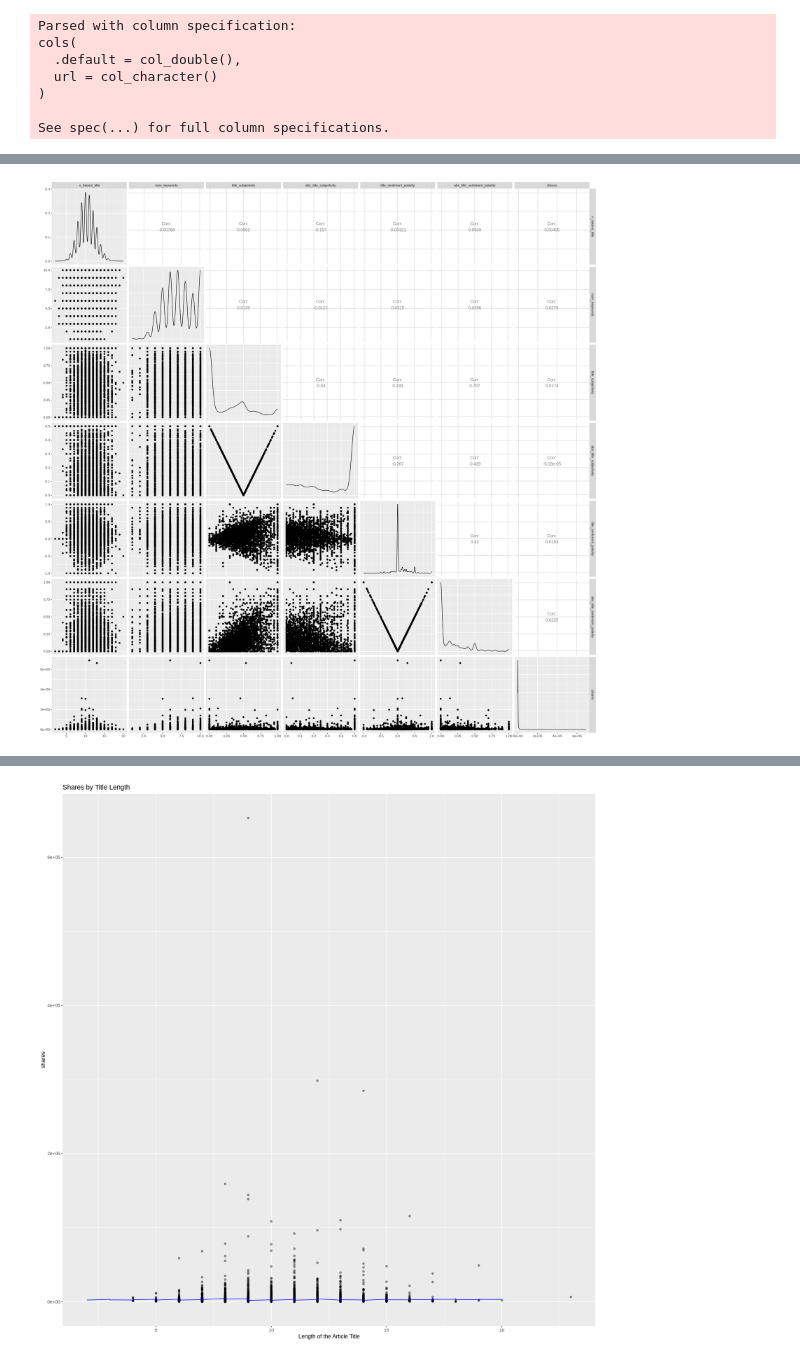
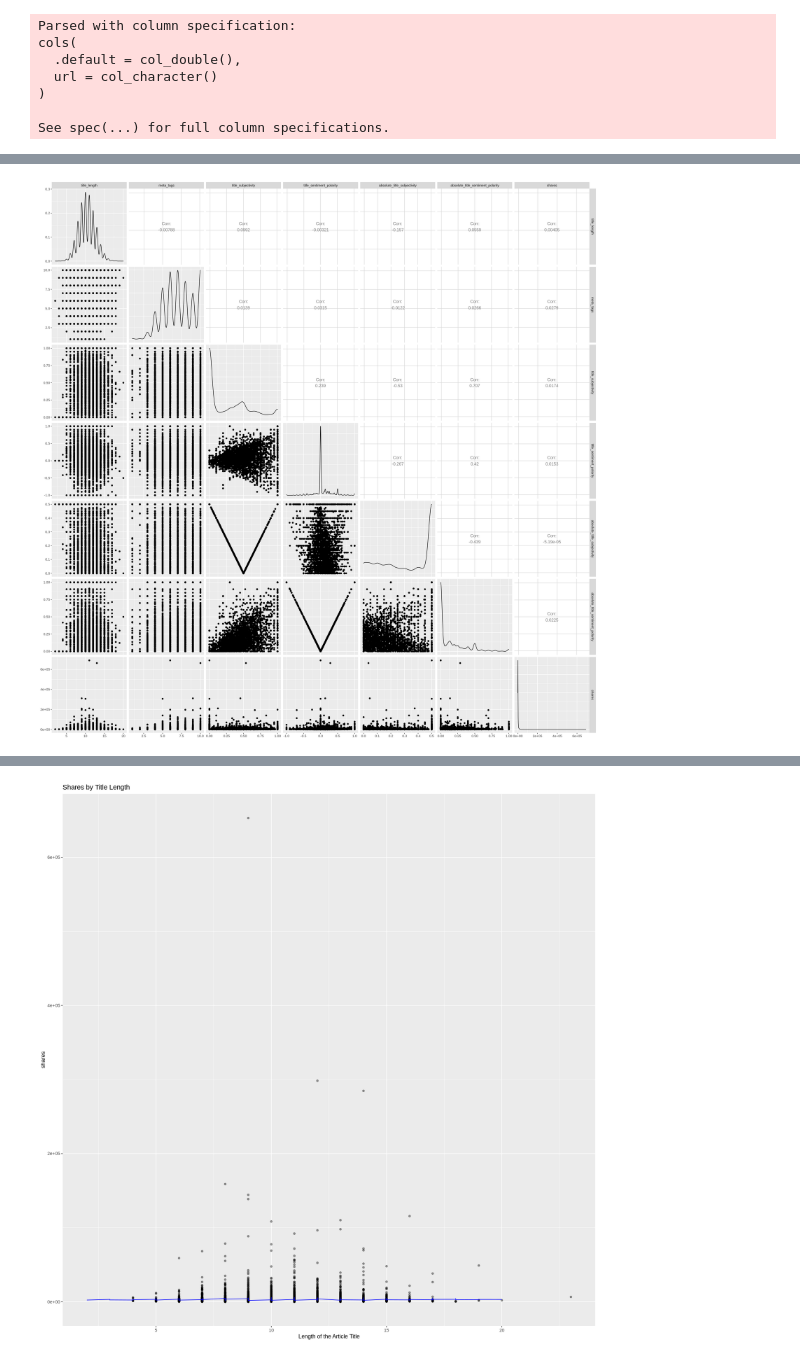
Before and after one commit to dgjfaber/dsci100project, a Jupyter notebook: FinalModel.ipynb, the cells around one changed output, grey strips where cells are left out. Saved outputs shown, nothing was run; the diff lists cells and outputs as text; code cells hidden in the pictures.

```diff
--- a/FinalModel.ipynb
+++ b/FinalModel.ipynb
@@ -48,5 +30,10 @@ named_data <- data %>%
         business = data_channel_is_bus,
         social_media =  data_channel_is_socmed,
         technology =  data_channel_is_tech,
-        world =  data_channel_is_world
+        world =  data_channel_is_world,
+        absolute_title_subjectivity = abs_title_subjectivity,
+        title_length = n_tokens_title,
+        absolute_title_sentiment_polarity = abs_title_sentiment_polarity,
+        meta_tags = num_keywords
     )
+head(named_data,1)
@@ -63,7 +55,8 @@ tidy_data <- named_data %>%
     filter(Day_Present == 1) %>%
     mutate(Genre = as_factor(Genre)) %>%
     mutate(Day_Of_Week = as_factor(Day_Of_Week)) %>%
-    select(Day_Of_Week,Genre, n_tokens_title, num_keywords, title_subjectivity, abs_title_subjectivity, title_sentiment_polarity,abs_title_sentiment_polarity, shares)
+    #select(Day_Of_Week,Genre, n_tokens_title, num_keywords, title_subjectivity, abs_title_subjectivity, title_sentiment_polarity,abs_title_sentiment_polarity, shares)
+    select(title_length, meta_tags, title_subjectivity,title_sentiment_polarity,absolute_title_subjectivity,absolute_title_sentiment_polarity, shares)
 # %%
 set.seed(1234)
 publishing_split <- initial_split(tidy_data, prop = 0.75, strata = shares)
@@ -127,11 +114,14 @@ share_day_plot
 # %%
 options(repr.plot.width = 20, repr.plot.height = 20)
 
-pairs <- select(publishing_train, -Genre, -Day_Of_Week) %>%
+#pairs <- select(publishing_train, -Genre, -Day_Of_Week) %>%
+#    ggpairs()
+#pairs
+pairs <- publishing_train %>%
     ggpairs()
 pairs
 # %% [output]
-[figure, old version]
+[figure, new version]
 # %%
 share_spec <- nearest_neighbor(weight_func = "rectangular", neighbors = tune()) %>%
        set_engine("kknn") %>%
```
Also changed, not shown: parts of 12 cells of this notebook.
